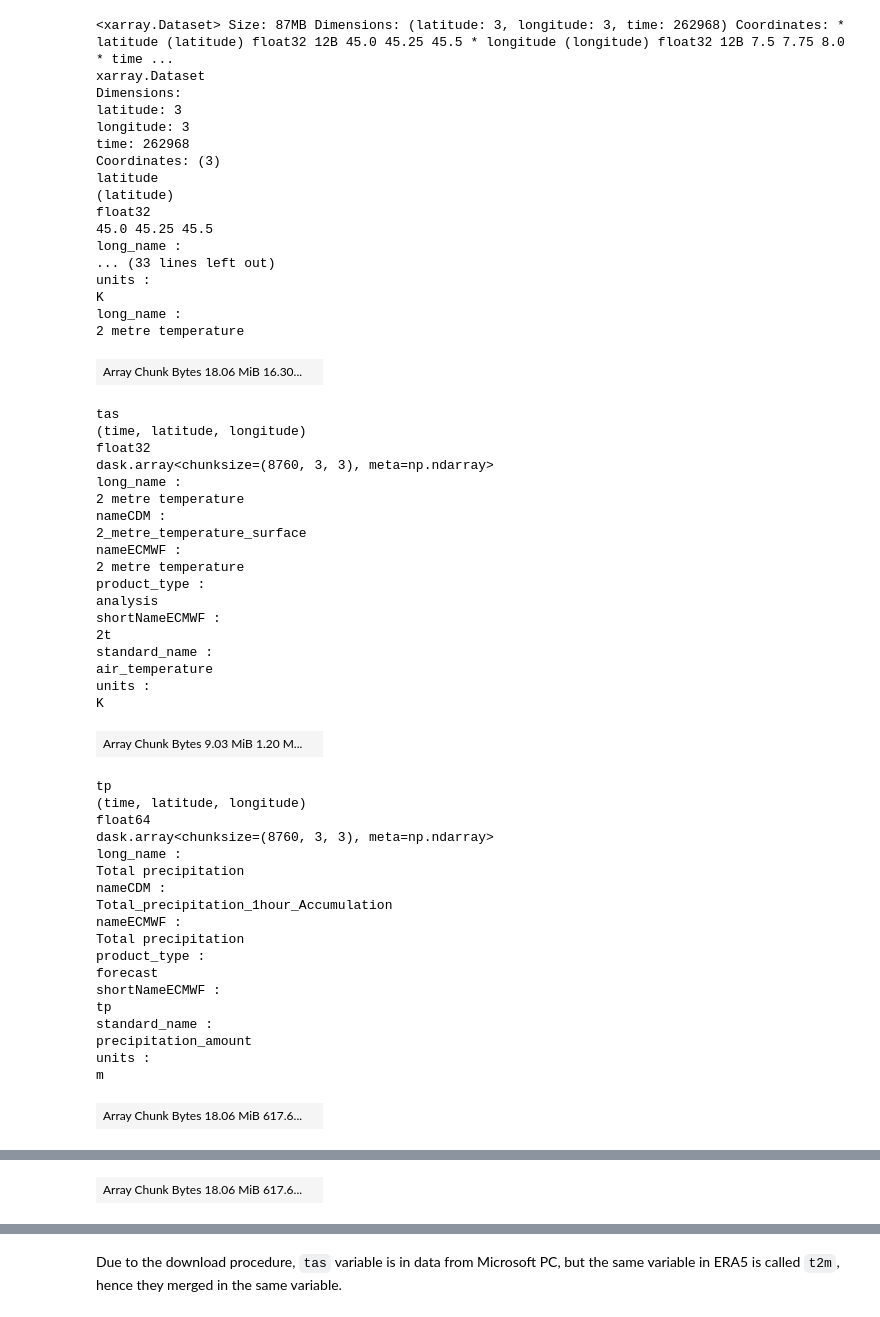
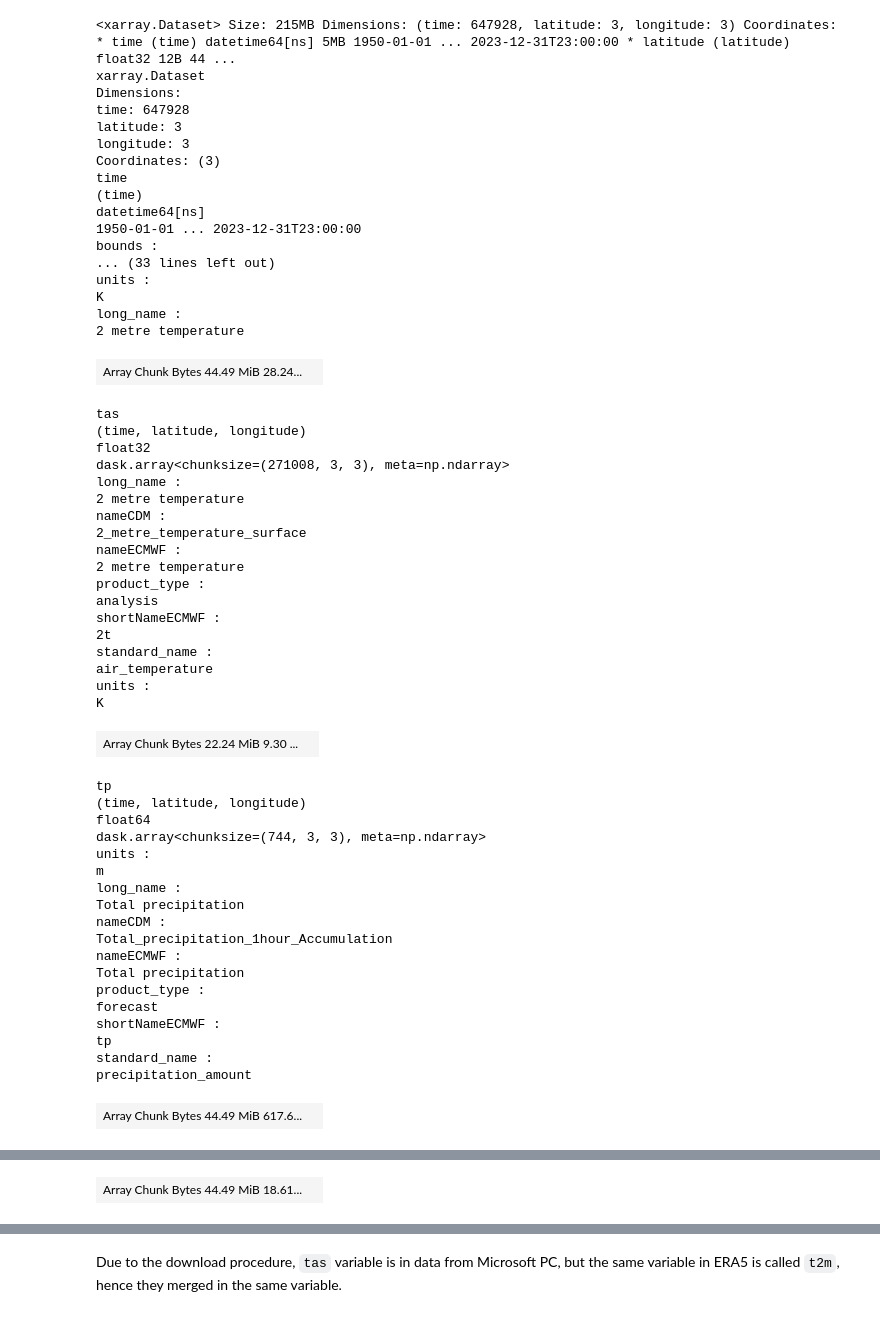
Before and after one commit to mirasac/mscunito-thesis-code, a Jupyter notebook: preprocessing.ipynb, the cells around one changed output, grey strips where cells are left out. Saved outputs shown, nothing was run; the diff lists cells and outputs as text; code cells hidden in the pictures.

```diff
--- a/preprocessing.ipynb
+++ b/preprocessing.ipynb
@@ -22,4 +32,6 @@ import pathlib
 import xarray
 import xclim
 
-from thesis import coords
+import thesis
+
+xarray.set_options(keep_attrs=True)
@@ -154,0 +279,6 @@ Before slicing, reorder spatial coordinates to set the correct boundaries and to
+# %%
+ds_hourly = ds_hourly.assign_coords({
+    "latitude": ds_hourly["latitude"] + thesis.spatial_resolution / 2,
+    "longitude": ds_hourly["longitude"] + thesis.spatial_resolution / 2
+})
+display(ds_hourly)
@@ -155,36 +395,34 @@ Before slicing, reorder spatial coordinates to set the correct boundaries and to
 # %%
-ds_hourly = ds_hourly.sortby(["latitude", "longitude", "time"])
-
-offset = 1.6 * 0.25  # Use dataset resolution to do the slicing.
+offset = 1.6 * thesis.spatial_resolution  # Account for floating numbers precision.
 ds_hourly = ds_hourly.sel(
-    latitude=slice(coords[location][0] - offset, coords[location][0] + offset),
-    longitude=slice(coords[location][1] - offset, coords[location][1] + offset),
+    latitude=slice(thesis.coords[location][0] - offset, thesis.coords[location][0] + offset),
+    longitude=slice(thesis.coords[location][1] - offset, thesis.coords[location][1] + offset),
     drop=True
 )
 display(ds_hourly)
 # %% [output]
-<xarray.Dataset> Size: 87MB Dimensions: (latitude: 3, longitude: 3, time: 262968) Coordinates: * latitude (latitude) float32 12B 45.0 45.25 45.5 * longitude (longitude) float32 12B 7.5 7.75 8.0 * time ...
+<xarray.Dataset> Size: 215MB Dimensions: (time: 647928, latitude: 3, longitude: 3) Coordinates: * time (time) datetime64[ns] 5MB 1950-01-01 ... 2023-12-31T23:00:00 * latitude (latitude) float32 12B 44 ...
 xarray.Dataset
 Dimensions:
+time: 647928
 latitude: 3
 longitude: 3
-time: 262968
 Coordinates: (3)
-latitude
-(latitude)
-float32
-45.0 45.25 45.5
-long_name :
+time
+(time)
+datetime64[ns]
+1950-01-01 ... 2023-12-31T23:00:00
+bounds :
 ... (33 lines left out)
 units :
 K
 long_name :
 2 metre temperature
-| Array Chunk Bytes 18.06 MiB 16.30... |  |
+| Array Chunk Bytes 44.49 MiB 28.24... |  |
 tas
 (time, latitude, longitude)
 float32
-dask.array<chunksize=(8760, 3, 3), meta=np.ndarray>
+dask.array<chunksize=(271008, 3, 3), meta=np.ndarray>
 long_name :
 2 metre temperature
 nameCDM :
@@ -199,11 +437,13 @@ standard_name :
 air_temperature
 units :
 K
-| Array Chunk Bytes 9.03 MiB 1.20 M... |  |
+| Array Chunk Bytes 22.24 MiB 9.30 ... |  |
 tp
 (time, latitude, longitude)
 float64
-dask.array<chunksize=(8760, 3, 3), meta=np.ndarray>
+dask.array<chunksize=(744, 3, 3), meta=np.ndarray>
+units :
+m
 long_name :
 Total precipitation
 nameCDM :
@@ -216,9 +456,7 @@ shortNameECMWF :
 tp
 standard_name :
 precipitation_amount
-units :
-m
-| Array Chunk Bytes 18.06 MiB 617.6... |  |
+| Array Chunk Bytes 44.49 MiB 617.6... |  |
 u10
 (time, latitude, longitude)
 float64
@@ -237,7 +475,7 @@ standard_name :
 eastward_wind
 units :
 m s**-1
-| Array Chunk Bytes 18.06 MiB 617.6... |  |
+| Array Chunk Bytes 44.49 MiB 18.61... |  |
 v10
 (time, latitude, longitude)
 float64
```
Also changed, not shown: parts of 22 cells of this notebook, 6 other files.
